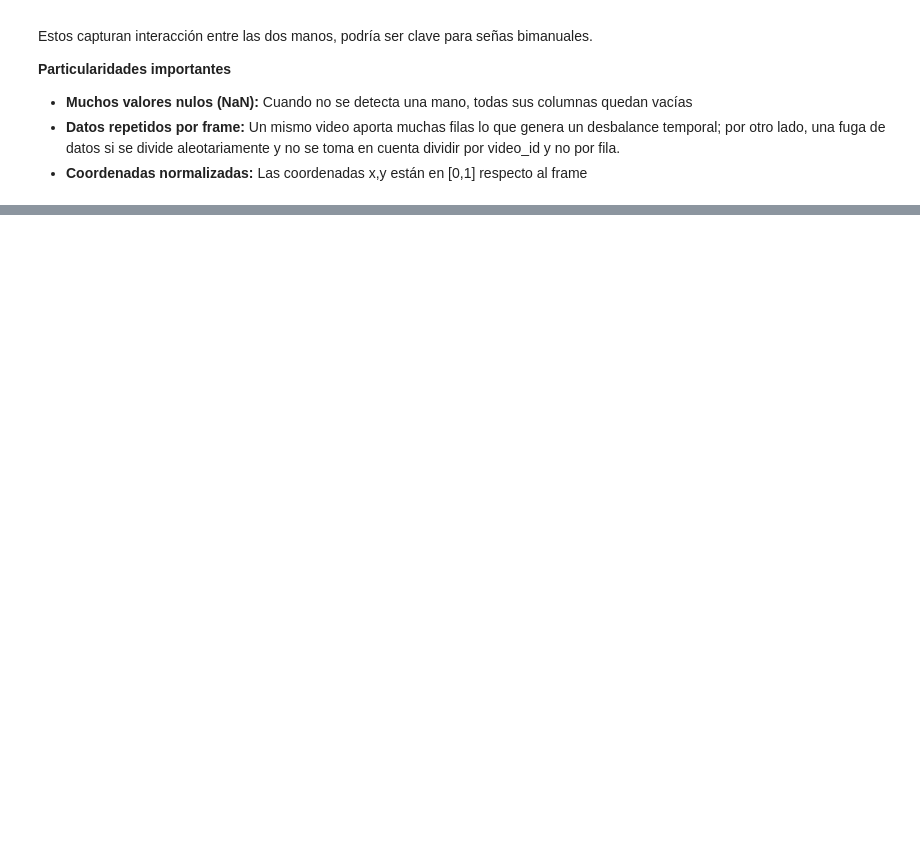
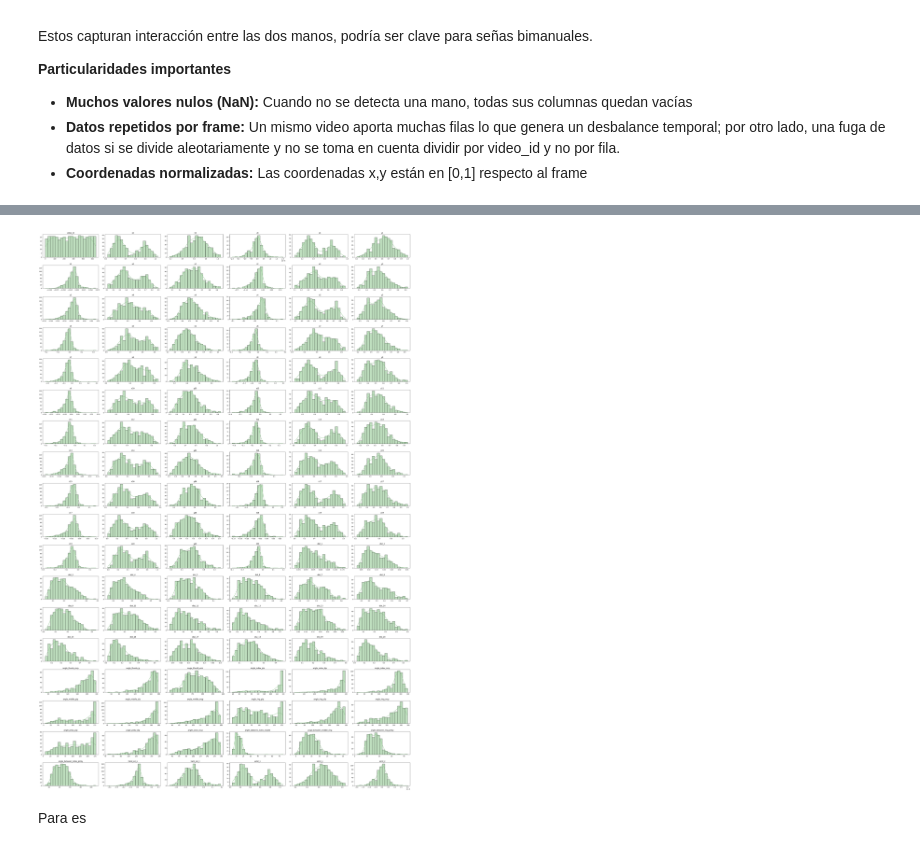
Before and after one commit to a00377571/lsm-reconocimiento-mediapipe, a Jupyter notebook: Análisis_exploratorio_EDA_E47.ipynb, the cells around one changed output, grey strips where cells are left out. Cells and saved outputs as stored; diff of their text form; code cells hidden in the pictures; blank space fills up the shorter version.

```diff
--- a/Análisis_exploratorio_EDA_E47.ipynb
+++ b/Análisis_exploratorio_EDA_E47.ipynb
@@ -184,0 +362,10 @@ Estos capturan interacción entre las dos manos, podría ser clave para señas b
+# %%
+# Actualizamos las columnas numericas y categoricas
+numerical_columns = df_hand.select_dtypes(include = ['int', 'float']).columns
+categorical_columns = df_hand.select_dtypes(include = ['object','category']).columns
+
+print("Columnas por categoria")
+print("Columnas numericas: ", numerical_columns.to_list())
+print("Columnas categoricas: ", categorical_columns.to_list())
+print(f"Numero de columnas numericas: {len(numerical_columns)}")
+print(f"Numbero de columnas categoricas: {len(categorical_columns)}")
@@ -184,0 +398,26 @@ Estos capturan interacción entre las dos manos, podría ser clave para señas b
+# %%
+# Establecer tamaño para graficos
+n = len(numerical_columns)
+ncols = 6
+nrows = math.ceil(n / ncols)
+
+# Crear subplots
+fig, axes = plt.subplots(nrows, ncols, figsize=(6*ncols, 3*nrows))
+axes = axes.flatten()
+
+# Realizar cada subplot
+for ax, col in zip(axes, numerical_columns):
+    sns.histplot(df_hand[col].dropna(), kde=True, bins=20, ax=ax, color='#7fbf7f')
+    ax.set_title(col)
+    ax.set_xlabel('')
+    ax.set_ylabel('')
+
+for ax in axes[n:]:
+    ax.axis('off')
+
+plt.tight_layout()
+plt.show()
+# %% [output]
+[figure, added]
+# %% [markdown]
+Para es
```
Also changed, not shown: parts of 26 cells of this notebook.
